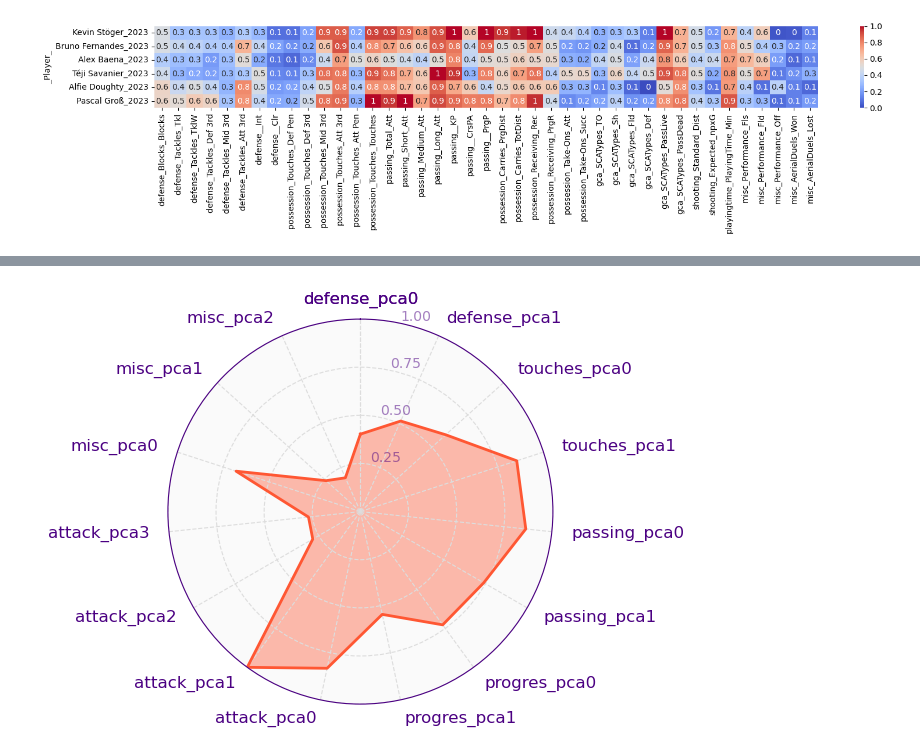
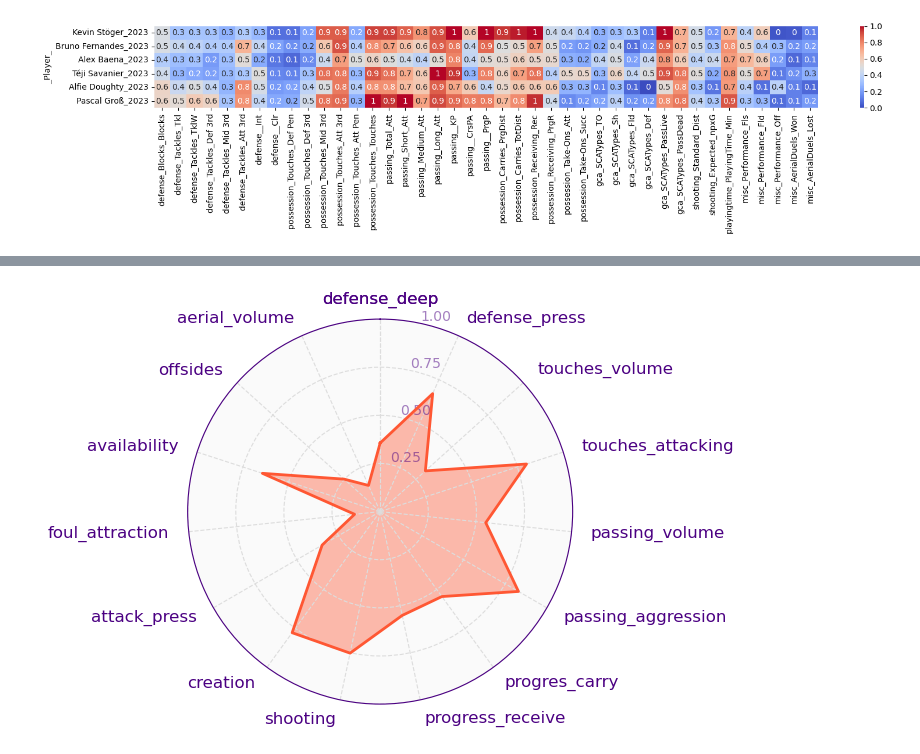
Before and after one commit to alibekk93/FM_skills_prediction, a Jupyter notebook: notebooks/03_player_similarity.ipynb, the cells around one changed output, grey strips where cells are left out. Drawn from its saved outputs; the diff is of its cells as text; code cells hidden in the pictures.

```diff
--- a/notebooks/03_player_similarity.ipynb
+++ b/notebooks/03_player_similarity.ipynb
@@ -45,3 +66,21 @@ player_data_pca_scaled = pd.DataFrame(player_data_pca_scaled, index=player_data_
+# %%
+pca_explanation_dict = {'passing_pca0' : 'passing_volume',
+                        'passing_pca1' : 'passing_aggression',
+                        'defense_pca0' : 'defense_deep',
+                        'defense_pca1' : 'defense_press',
+                        'touches_pca0' : 'touches_volume',
+                        'touches_pca1' : 'touches_attacking',
+                        'progres_pca0' : 'progres_carry',
+                        'progres_pca1' : 'progress_receive',
+                        'attack_pca0' : 'shooting',
+                        'attack_pca1' : 'creation',
+                        'attack_pca2' : 'attack_press',
+                        'attack_pca3' : 'foul_attraction',
+                        'misc_pca0' : 'availability',
+                        'misc_pca1' : 'offsides',
+                        'misc_pca2' : 'aerial_volume'}
+# %%
+player_data_pca_scaled = player_data_pca_scaled.rename(columns=pca_explanation_dict)
 # %%
 from sklearn.metrics.pairwise import cosine_similarity, euclidean_distances
 
@@ -188,12 +217,12 @@ def plot_team_radar(data: dict, color='#FF5733') -> None:
     # ax.set_title(data['name'], y=1.1, fontsize=20, color='#4B0082', fontweight='bold')
     plt.show()
 # %%
-player = 'Téji Savanier'
+player = 'Alex Baena'
 season = 2023
 
 plot_data = player_data_pca_scaled.loc[f'{player}_{season}']
 # plot_data.index = [idx[0] for idx in plot_data.index.str.split('_')]
 
 plot_team_radar(plot_data.to_dict())
 # %% [output]
-[figure, old version]
+[figure, new version]
```
Also changed, not shown: parts of 8 cells of this notebook.
